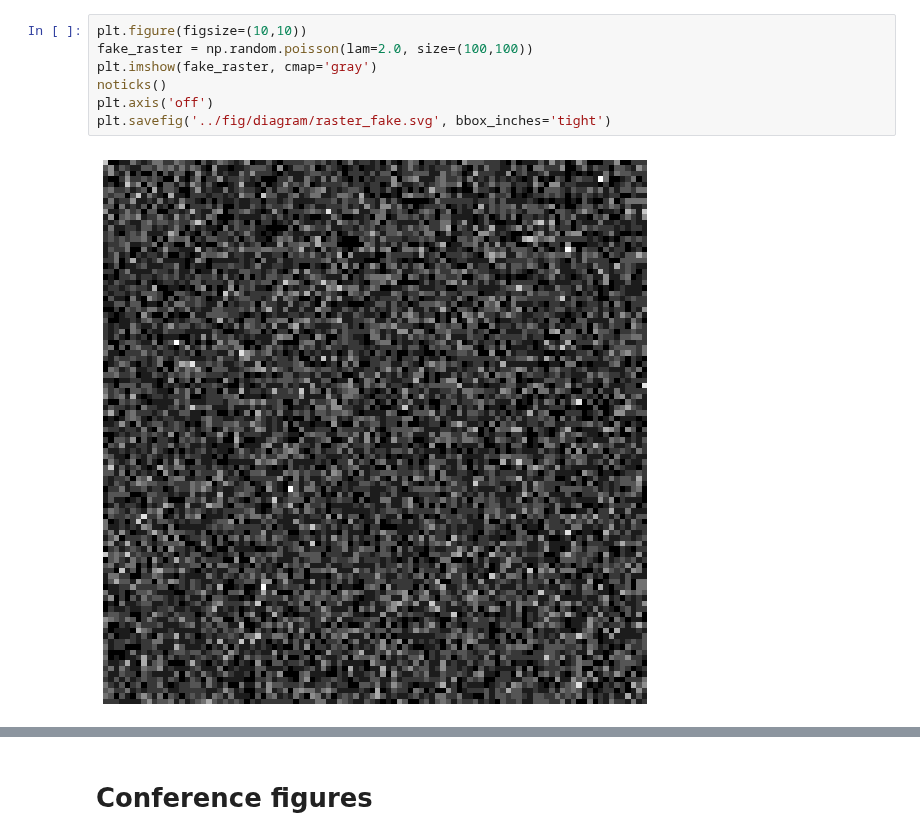
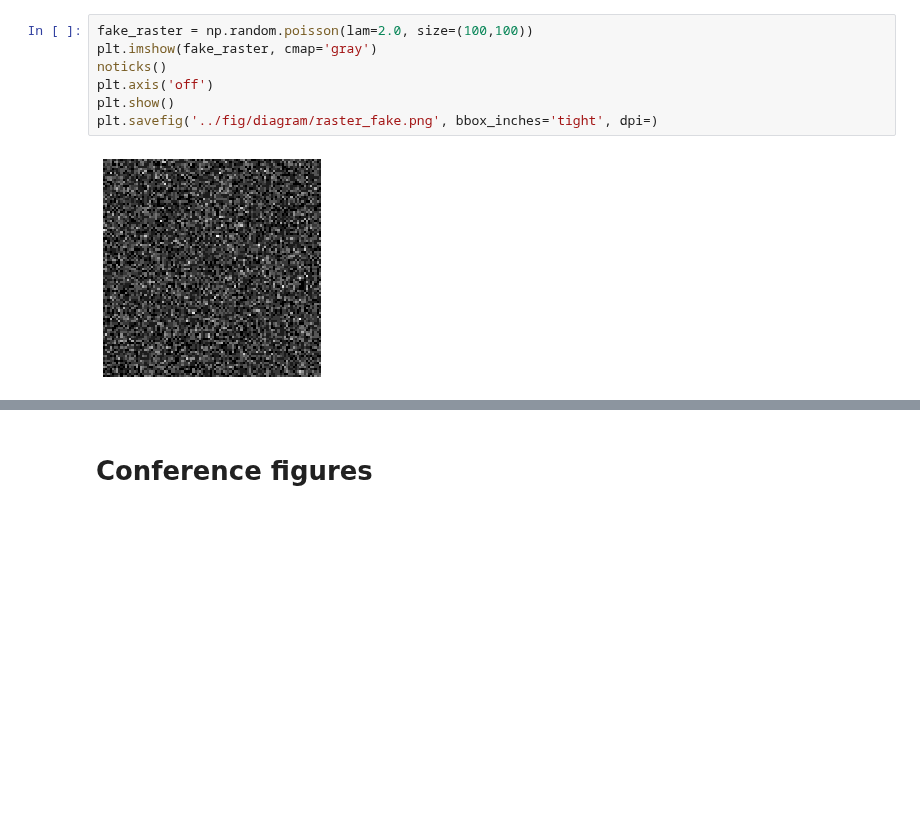
Before and after one commit to voytekresearch/galaxybrain, a Jupyter notebook: notebooks/Diagrams.ipynb, the cells around one changed output, grey strips where cells are left out. Drawn from its saved outputs; the diff is of its cells as text; blank space fills up the shorter version.

```diff
--- a/notebooks/Diagrams.ipynb
+++ b/notebooks/Diagrams.ipynb
@@ -36,11 +39,11 @@ plt.savefig('../fig/diagram/raster.svg', bbox_inches='tight')
 # %%
-plt.figure(figsize=(10,10))
 fake_raster = np.random.poisson(lam=2.0, size=(100,100))
 plt.imshow(fake_raster, cmap='gray')
 noticks()
 plt.axis('off')
-plt.savefig('../fig/diagram/raster_fake.svg', bbox_inches='tight')
+plt.show()
+plt.savefig('../fig/diagram/raster_fake.png', bbox_inches='tight', dpi=)
 # %% [output]
-[figure, old version]
+[figure, new version]
 # %%
 dummy_pop_vec = sim.sim_powerlaw(n_seconds=4, fs=500, exponent=-2.25)
```
Also changed, not shown: parts of 8 cells of this notebook, 3 other files.
